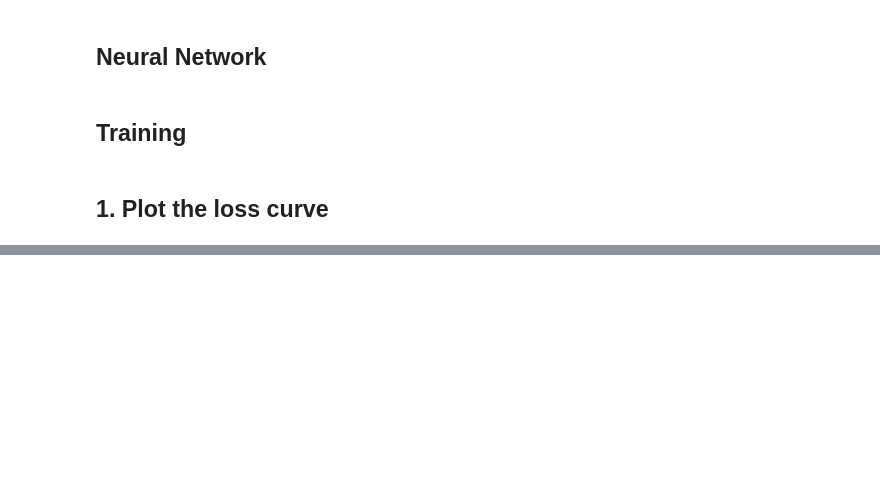
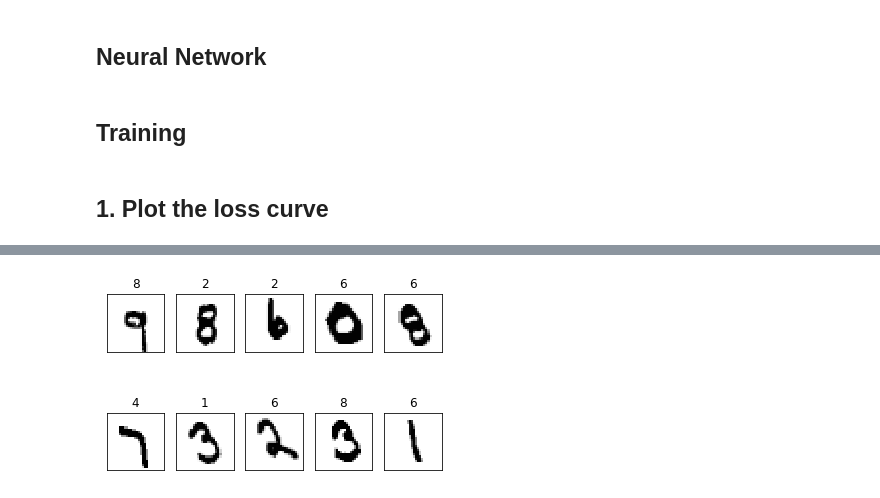
Before and after one commit to cielixer/CAU-MachineLearning2020-1st, a Jupyter notebook: Homework09/code.ipynb, the cells around one changed output, grey strips where cells are left out. Saved outputs shown, nothing was run; the diff lists cells and outputs as text; code cells hidden in the pictures; blank space fills up the shorter version.

```diff
--- a/Homework09/code.ipynb
+++ b/Homework09/code.ipynb
@@ -175,0 +215,10 @@ ValueError: x and y must have same first dimension, but have shapes (10,) and (1
+# %%
+for i in range(10):
+    plt.subplot(2, 5, i+1)
+    plt.title(incorrect_ans[i])
+    plt.imshow(incorrect_sample[i], cmap='Greys')
+    frame   = plt.gca()
+    frame.axes.get_xaxis().set_visible(False)
+    frame.axes.get_yaxis().set_visible(False)
+# %% [output]
+[figure, added]
```
Also changed, not shown: parts of 10 cells of this notebook.
